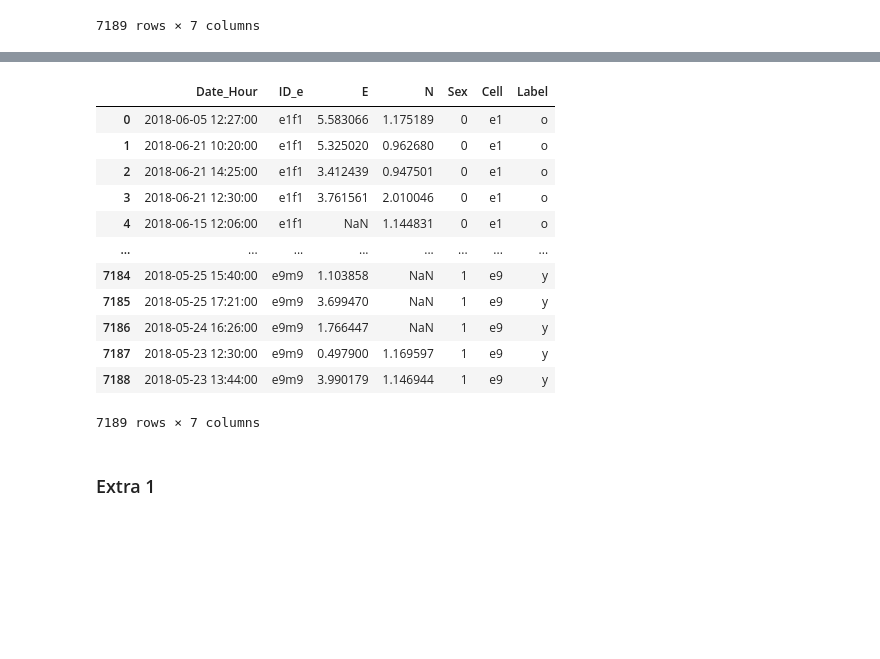
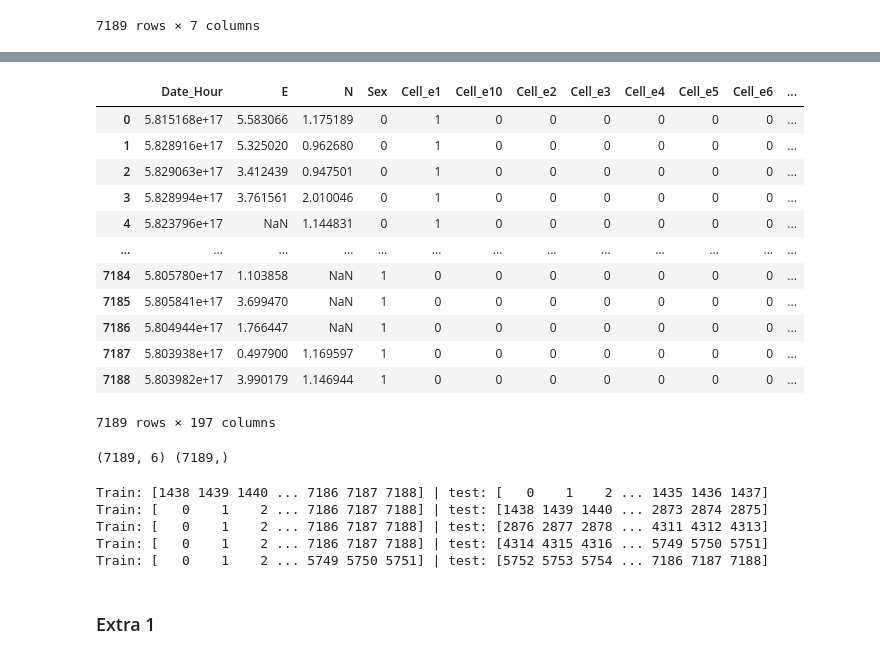
Before and after one commit to ab17254/ce802, a Jupyter notebook: Pandas and preprocessing in scikit-learn.ipynb, the cells around one changed output, grey strips where cells are left out. Saved outputs shown, nothing was run; the diff lists cells and outputs as text; code cells hidden in the pictures; blank space fills up the shorter version.

```diff
--- a/Pandas and preprocessing in scikit-learn.ipynb
+++ b/Pandas and preprocessing in scikit-learn.ipynb
@@ -343,20 +347,41 @@ dtype: object
-# %%
-ex_data['Sex'] = pd.get_dummies(ex_data['Sex'])[['m']]
-ex_data
-# %% [output]
-|  | Date_Hour | ID_e | E | N | Sex | Cell | Label |
-| 0 | 2018-06-05 12:27:00 | e1f1 | 5.583066 | 1.175189 | 0 | e1 | o |
-| 1 | 2018-06-21 10:20:00 | e1f1 | 5.325020 | 0.962680 | 0 | e1 | o |
-| 2 | 2018-06-21 14:25:00 | e1f1 | 3.412439 | 0.947501 | 0 | e1 | o |
-| 3 | 2018-06-21 12:30:00 | e1f1 | 3.761561 | 2.010046 | 0 | e1 | o |
-| 4 | 2018-06-15 12:06:00 | e1f1 | NaN | 1.144831 | 0 | e1 | o |
-| ... | ... | ... | ... | ... | ... | ... | ... |
-| 7184 | 2018-05-25 15:40:00 | e9m9 | 1.103858 | NaN | 1 | e9 | y |
-| 7185 | 2018-05-25 17:21:00 | e9m9 | 3.699470 | NaN | 1 | e9 | y |
-| 7186 | 2018-05-24 16:26:00 | e9m9 | 1.766447 | NaN | 1 | e9 | y |
-| 7187 | 2018-05-23 12:30:00 | e9m9 | 0.497900 | 1.169597 | 1 | e9 | y |
-| 7188 | 2018-05-23 13:44:00 | e9m9 | 3.990179 | 1.146944 | 1 | e9 | y |
-7189 rows × 7 columns
+# %%
+time = pd.Timestamp('2000-01-01 00:00:00')
+ex_data['Date_Hour'] = (ex_data['Date_Hour'] - time).values.astype(float)
+
+ex_data['Sex'] = pd.get_dummies(ex_data['Sex'])[['m']]
+ex_data = pd.get_dummies(ex_data, columns=['Cell'])
+ex_data = pd.get_dummies(ex_data, columns=['ID_e'])
+# ex_data = pd.get_dummies(ex_data, columns=['Label'])
+ex_data
+# %% [output]
+|  | Date_Hour | E | N | Sex | Cell_e1 | Cell_e10 | Cell_e2 | Cell_e3 | Cell_e4 | Cell_e5 | Cell_e6 | ... |
+| 0 | 5.815168e+17 | 5.583066 | 1.175189 | 0 | 1 | 0 | 0 | 0 | 0 | 0 | 0 | ... |
+| 1 | 5.828916e+17 | 5.325020 | 0.962680 | 0 | 1 | 0 | 0 | 0 | 0 | 0 | 0 | ... |
+| 2 | 5.829063e+17 | 3.412439 | 0.947501 | 0 | 1 | 0 | 0 | 0 | 0 | 0 | 0 | ... |
+| 3 | 5.828994e+17 | 3.761561 | 2.010046 | 0 | 1 | 0 | 0 | 0 | 0 | 0 | 0 | ... |
+| 4 | 5.823796e+17 | NaN | 1.144831 | 0 | 1 | 0 | 0 | 0 | 0 | 0 | 0 | ... |
+| ... | ... | ... | ... | ... | ... | ... | ... | ... | ... | ... | ... | ... |
+| 7184 | 5.805780e+17 | 1.103858 | NaN | 1 | 0 | 0 | 0 | 0 | 0 | 0 | 0 | ... |
+| 7185 | 5.805841e+17 | 3.699470 | NaN | 1 | 0 | 0 | 0 | 0 | 0 | 0 | 0 | ... |
+| 7186 | 5.804944e+17 | 1.766447 | NaN | 1 | 0 | 0 | 0 | 0 | 0 | 0 | 0 | ... |
+| 7187 | 5.803938e+17 | 0.497900 | 1.169597 | 1 | 0 | 0 | 0 | 0 | 0 | 0 | 0 | ... |
+| 7188 | 5.803982e+17 | 3.990179 | 1.146944 | 1 | 0 | 0 | 0 | 0 | 0 | 0 | 0 | ... |
+7189 rows × 197 columns
+# %%
+x = ex_data.loc[:, (ex_data.columns != 'Label')].to_numpy()
+y = ex_data.loc[:, 'Label'].to_numpy()
+# %% [output]
+(7189, 6) (7189,)
+# %%
+k_fold = KFold(n_splits=5)
+for train_indices, test_indices in k_fold.split(x):
+    print('Train: %s | test: %s' % (train_indices, test_indices))
+# %% [output]
+Train: [1438 1439 1440 ... 7186 7187 7188] | test: [   0    1    2 ... 1435 1436 1437]
+Train: [   0    1    2 ... 7186 7187 7188] | test: [1438 1439 1440 ... 2873 2874 2875]
+Train: [   0    1    2 ... 7186 7187 7188] | test: [2876 2877 2878 ... 4311 4312 4313]
+Train: [   0    1    2 ... 7186 7187 7188] | test: [4314 4315 4316 ... 5749 5750 5751]
+Train: [   0    1    2 ... 5749 5750 5751] | test: [5752 5753 5754 ... 7186 7187 7188]
 # %% [markdown]
 ### Extra 1
 # %% [markdown]
```
Also changed, not shown: parts of 1 cell of this notebook.
